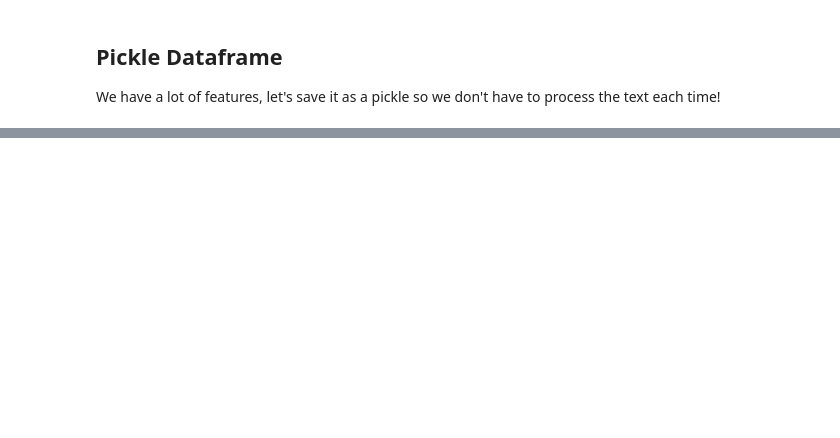
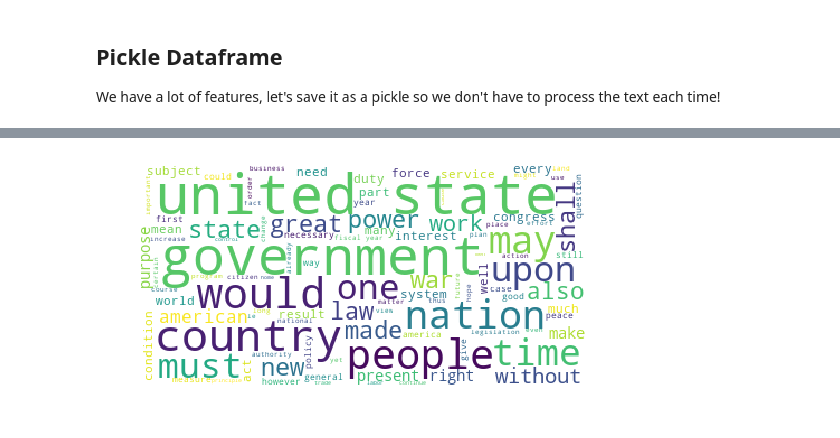
Before and after one commit to Midroni/cmpe-final-project, a Jupyter notebook: notebooks/2. Data Cleaning and Featurization.ipynb, the cells around one changed output, grey strips where cells are left out. Cells and saved outputs as stored; diff of their text form; code cells hidden in the pictures; blank space fills up the shorter version.

```diff
--- a/notebooks/2. Data Cleaning and Featurization.ipynb
+++ b/notebooks/2. Data Cleaning and Featurization.ipynb
@@ -301,0 +656,16 @@ df.to_pickle('../data/features_df.pkl')
+# %%
+wordcloud = WordCloud(
+                          background_color='white',
+                          stopwords=stop_words,
+                          max_words=100,
+                          max_font_size=50,
+                          random_state=42
+                         ).generate(str(corpus))
+#print(wordcloud)
+fig = plt.figure(1,figsize=(8,8))
+plt.imshow(wordcloud)
+plt.axis('off')
+plt.show()
+fig.savefig("../figs/wordcloud.png", dpi=900)
+# %% [output]
+[figure, added]
```
Also changed, not shown: parts of 38 cells of this notebook, 9 other files.
